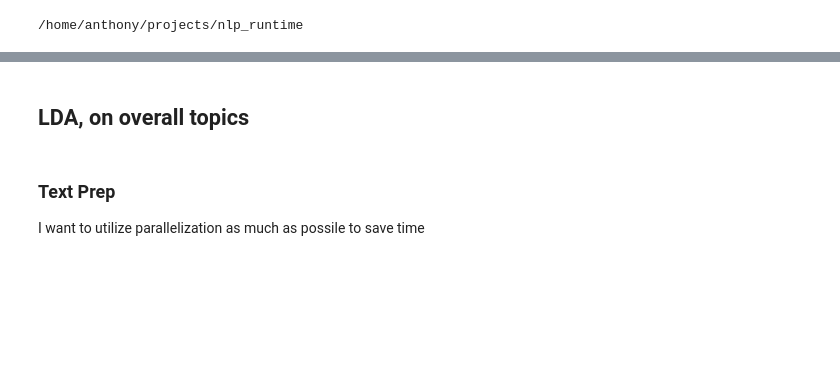
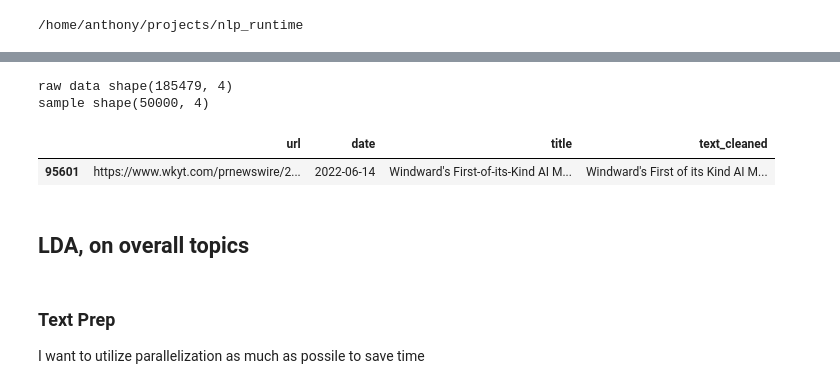
Before and after one commit to hjiangAnthony/nlp_AI_news_anlaysis, a Jupyter notebook: Scripts/nlp_final_2_01_LDA.ipynb, the cells around one changed output, grey strips where cells are left out. Saved outputs shown, nothing was run; the diff lists cells and outputs as text; code cells hidden in the pictures; blank space fills up the shorter version.

```diff
--- a/Scripts/nlp_final_2_01_LDA.ipynb
+++ b/Scripts/nlp_final_2_01_LDA.ipynb
@@ -24,7 +24,7 @@ import os
 # Google Bucket
 # file name checkpoint_0512_sent_split.parquet
 path_bucket = 'gs://msca-sp23-bucket/nlp_data'
-path_bucket_df_cleaned = path_bucket + '/' + 'df_cleaned_0514.parquet'
+bucket_read = path_bucket + '/' + 'checkpoint_0523_cleaned_filtered_data.parquet'
 runtime_path = '/home/anthony/projects/nlp_runtime'
 
 os.chdir(runtime_path)
@@ -68,11 +102,18 @@ nltk.download('stopwords')
+# %%
+# read data
+df_raw = pd.read_parquet(bucket_read, engine='pyarrow')
 # %%
-# read data
-df_raw = pd.read_parquet(path_bucket_df_cleaned, engine='pyarrow')
+# take a sample
+df = df_raw.sample(50000, random_state=42)
 
-# take a sample
-df = df_raw.sample(150000, random_state=42)
-print(df.shape)
+print(f'raw data shape{df_raw.shape}')
+print(f'sample shape{df.shape}')
 df.head(1)
+# %% [output]
+raw data shape(185479, 4)
+sample shape(50000, 4)
+|  | url | date | title | text_cleaned |
+| 95601 | https://www.wkyt.com/prnewswire/2... | 2022-06-14 | Windward's First-of-its-Kind AI M... | Windward's First of its Kind AI M... |
 # %% [markdown]
 ## LDA, on overall topics
 # %% [markdown]
```
Also changed, not shown: parts of 14 cells of this notebook, 1 other file.
